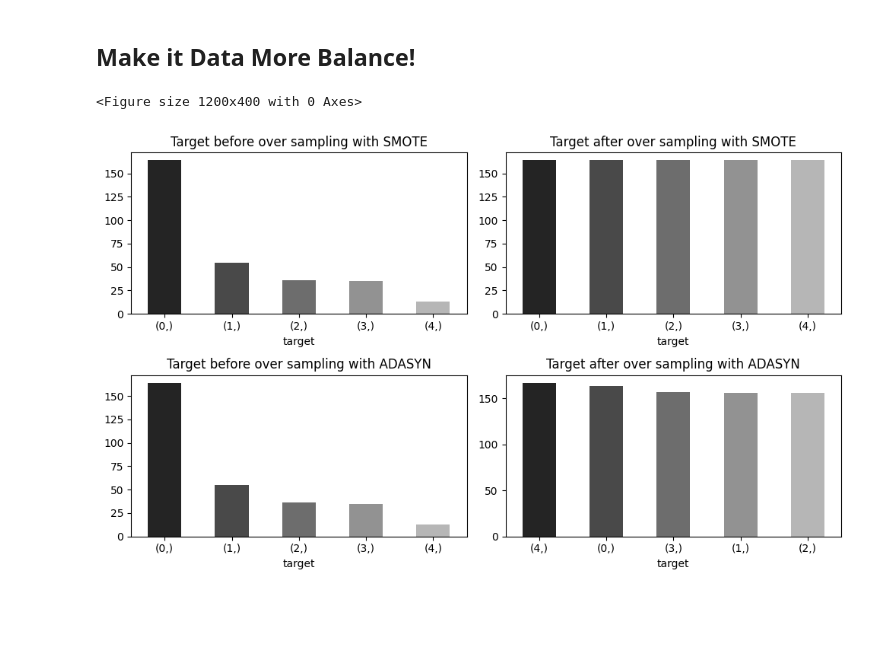
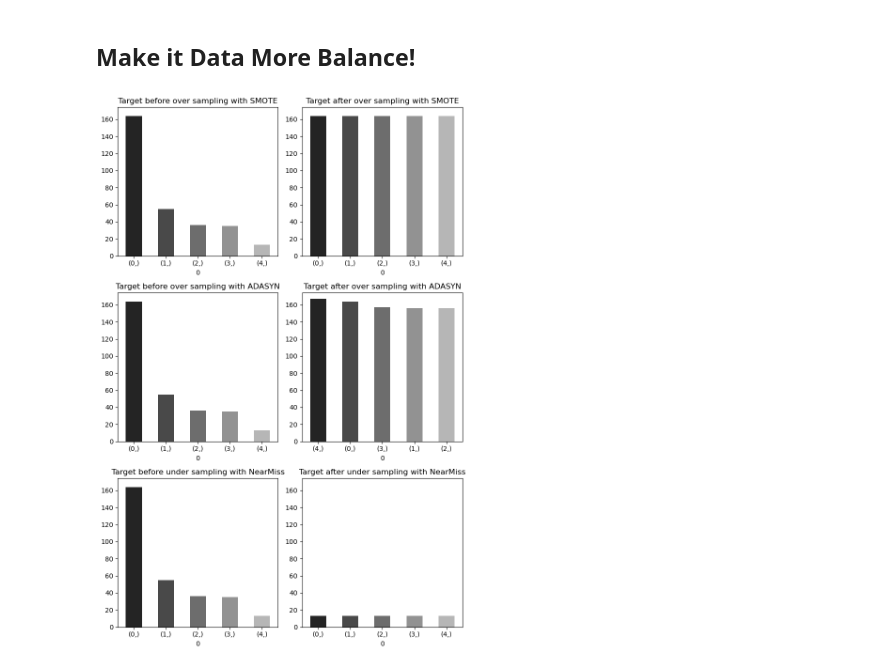
Before and after one commit to skulluglify/heart-disease-hungarian, a Jupyter notebook: DTS/auto/main.ipynb, the cells around one changed output. Saved outputs shown, nothing was run; the diff lists cells and outputs as text; code cells hidden in the pictures; blank space fills up the shorter version.

```diff
--- a/DTS/auto/main.ipynb
+++ b/DTS/auto/main.ipynb
@@ -103,48 +128,79 @@ dtype: int64
 # %%
-x = df.drop('target', axis=1).values  # columns selain 'target' + normalization
-y = df.iloc[:,-1]  # cuman 'target'
+column_name_target = 'target'
+x = df.drop(column_name_target, axis=1).values  # columns selain 'target' + normalization
+y = df[column_name_target].values  # cuman 'target'
 # %% [markdown]
 ## Make it Data More Balance!
 # %%
+# oversampling
 smote = SMOTE(random_state=42)
 adasyn = ADASYN(random_state=42)
 
+# setup
 x_smote, y_smote = smote.fit_resample(x, y)
 x_adasyn, y_adasyn = adasyn.fit_resample(x, y)
+
+# undersampling
+nearmiss = NearMiss(n_neighbors=3)
+
+# setup
+x_nearmiss, y_nearmiss = nearmiss.fit_resample(x, y)
 # %%
-# SMOTE & ADASYN
+# SMOTE & ADASYN & NearMiss
 
-plt.figure(figsize=(12, 4))
 df_y = pd.DataFrame(data=y)
+df_y_max = df_y.value_counts().max() + 10
 
-fig, ax = plt.subplots(2, 2)
+fig, ax = plt.subplots(3, 2)
 
-plt.subplot(2, 2, 1)
-df_y.value_counts().plot(kind='bar', figsize=(10, 6), color=sns.palettes.mpl_palette('gray'))
+plt.subplot(3, 2, 1)
+df_y_view = df_y.value_counts()
+df_y_axes = df_y_view.plot(kind='bar', figsize=(8, 12), color=sns.palettes.mpl_palette('gray'))
+df_y_axes.set_ylim([0, df_y_max])
 plt.title('Target before over sampling with SMOTE')
 plt.xticks(rotation=0)
 
-plt.subplot(2, 2, 2)
+plt.subplot(3, 2, 2)
 df_y_smote = pd.DataFrame(data=y_smote)
-
-df_y_smote.value_counts().plot(kind='bar', figsize=(10, 6), color=sns.palettes.mpl_palette('gray'))
+df_y_smote_view = df_y_smote.value_counts()
+df_y_smote_axes = df_y_smote_view.plot(kind='bar', figsize=(8, 12), color=sns.palettes.mpl_palette('gray'))
+df_y_smote_axes.set_ylim([0, df_y_max])
 plt.title('Target after over sampling with SMOTE')
 plt.xticks(rotation=0)
 
-plt.subplot(2, 2, 3)
-df_y.value_counts().plot(kind='bar', figsize=(10, 6), color=sns.palettes.mpl_palette('gray'))
+plt.subplot(3, 2, 3)
+df_y_view = df_y.value_counts()
+df_y_axes = df_y_view.plot(kind='bar', figsize=(8, 12), color=sns.palettes.mpl_palette('gray'))
+df_y_axes.set_ylim([0, df_y_max])
 plt.title('Target before over sampling with ADASYN')
 plt.xticks(rotation=0)
 
-plt.subplot(2, 2, 4)
+plt.subplot(3, 2, 4)
 df_y_adasyn = pd.DataFrame(data=y_adasyn)
 
-df_y_adasyn.value_counts().plot(kind='bar', figsize=(10, 6), color=sns.palettes.mpl_palette('gray'))
+df_y_adasyn_view = df_y_adasyn.value_counts()
+df_y_adasyn_axes = df_y_adasyn_view.plot(kind='bar', figsize=(8, 12), color=sns.palettes.mpl_palette('gray'))
+df_y_adasyn_axes.set_ylim([0, df_y_max])
 plt.title('Target after over sampling with ADASYN')
+plt.xticks(rotation=0)
+
+plt.subplot(3, 2, 5)
+df_y_view = df_y.value_counts()
+df_y_axes = df_y_view.plot(kind='bar', figsize=(8, 12), color=sns.palettes.mpl_palette('gray'))
+df_y_axes.set_ylim([0, df_y_max])
+plt.title('Target before under sampling with NearMiss')
+plt.xticks(rotation=0)
+
+plt.subplot(3, 2, 6)
+df_y_nearmiss = pd.DataFrame(data=y_nearmiss)
+
+df_y_nearmiss_view = df_y_nearmiss.value_counts()
+df_y_nearmiss_axes = df_y_nearmiss_view.plot(kind='bar', figsize=(8, 12), color=sns.palettes.mpl_palette('gray'))
+df_y_nearmiss_axes.set_ylim([0, df_y_max])
+plt.title('Target after under sampling with NearMiss')
 plt.xticks(rotation=0)
 
 plt.tight_layout()
 plt.show()
 # %% [output]
-<Figure size 1200x400 with 0 Axes>
-[figure, old version]
+[figure, new version]
```
Also changed, not shown: parts of 23 cells of this notebook, 6 other files.
